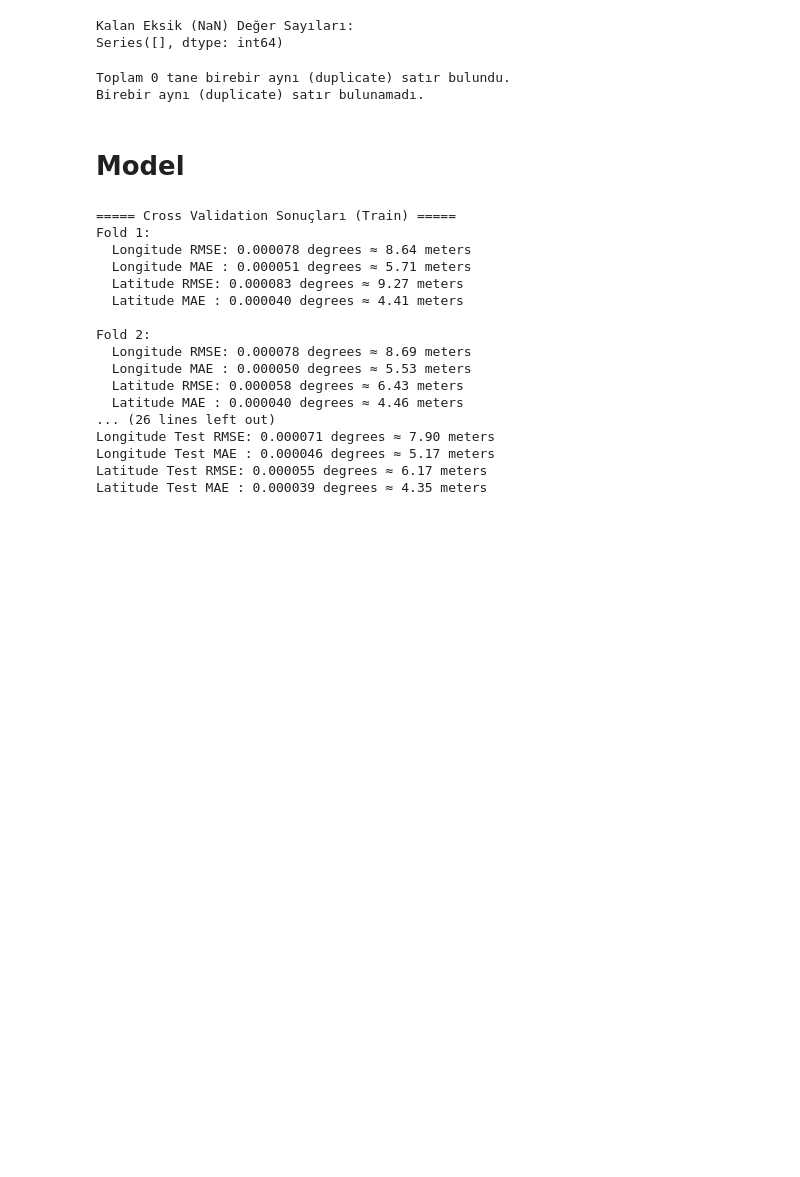
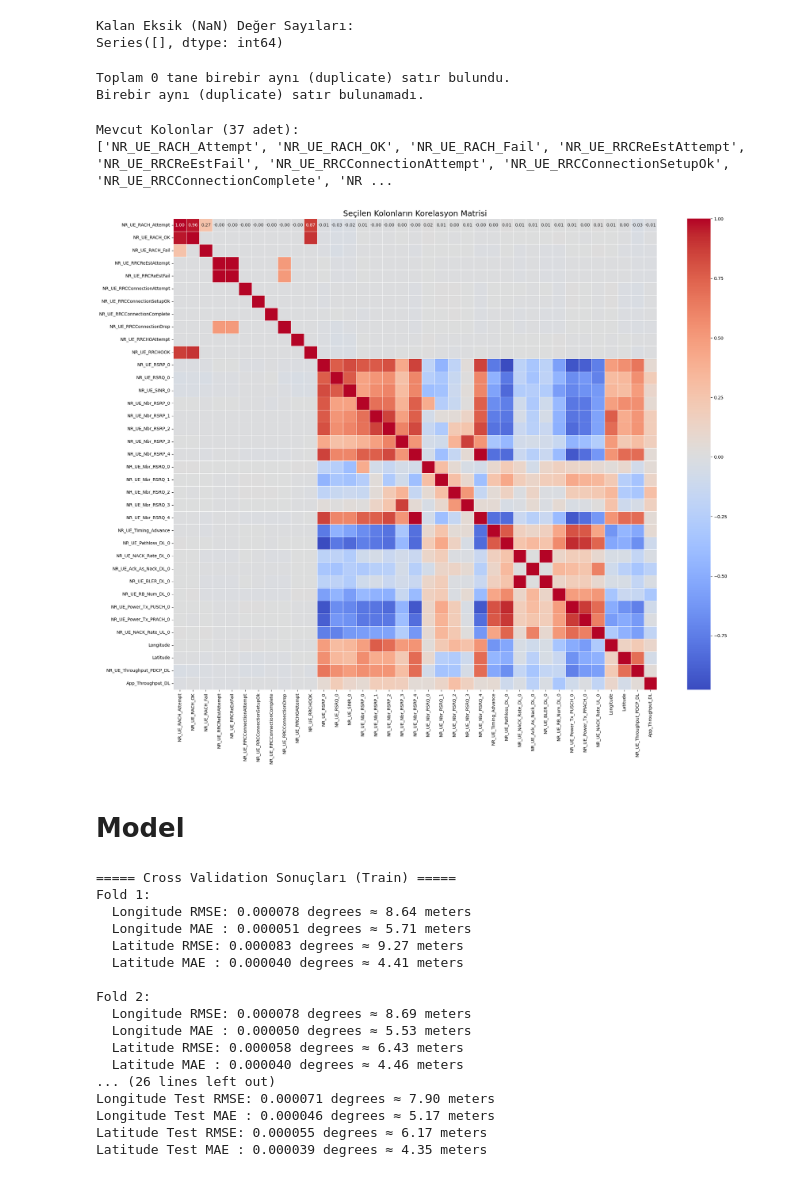
Before and after one commit to Teknofest-High5/5G-Positioning-Competition, a Jupyter notebook: Data/5G KONUMLANDIRMA YARISMA VERISI/5G Saha Ölçüm Verileri (GPS mevcut)/data.ipynb, the cells around one changed output. Drawn from its saved outputs; the diff is of its cells as text; code cells hidden in the pictures; blank space fills up the shorter version.

```diff
--- a/Data/5G KONUMLANDIRMA YARISMA VERISI/5G Saha Ölçüm Verileri (GPS mevcut)/data.ipynb
+++ b/Data/5G KONUMLANDIRMA YARISMA VERISI/5G Saha Ölçüm Verileri (GPS mevcut)/data.ipynb
@@ -145,6 +145,68 @@ else:
 # %% [output]
 Toplam 0 tane birebir aynı (duplicate) satır bulundu.
 Birebir aynı (duplicate) satır bulunamadı.
+# %%
+import pandas as pd
+import matplotlib.pyplot as plt
+import seaborn as sns
+import numpy as np
+
+# 1. CSV dosyasını oku
+df = pd.read_csv('5G_DL_DL_Filled.csv')
+
+# 2. Kolon listeleri
+forward_fill_cols = [
+    "NR_UE_PCI_0", "NR_UE_Nbr_PCI_0", "NR_UE_Nbr_PCI_1", "NR_UE_Nbr_PCI_2", "NR_UE_Nbr_PCI_3", "NR_UE_Nbr_PCI_4",
+    "NR_UE_MCS_DL_0", "NR_UE_RI_DL_0", "NR_UE_CCE_AggregationLev_0",
+    "NR_UE_RACH_Attempt", "NR_UE_RACH_OK", "NR_UE_RACH_Fail", "NR_UE_RACH_Procedure_Count",
+    "NR_UE_RRCReEstAttempt", "NR_UE_RRCReEstFail", "NR_UE_RRCReEst_EndResult",
+    "NR_UE_RRCConnectionAttempt", "NR_UE_RRCConnectionSetupOk", "NR_UE_RRCConnectionComplete",
+    "NR_UE_RRCConnectionDrop", "NR_UE_RRCHOAttempt", "NR_UE_RRCHOOK",
+    "NR_RRC_MsgType", "NAS_5GS_MM_MessageType", "NAS_5GS_SM_MessageType"
+]
+
+linear_cols = [
+    "NR_UE_RSRP_0", "NR_UE_RSRQ_0", "NR_UE_SINR_0",
+    "NR_UE_Nbr_RSRP_0", "NR_UE_Nbr_RSRP_1", "NR_UE_Nbr_RSRP_2", "NR_UE_Nbr_RSRP_3", "NR_UE_Nbr_RSRP_4",
+    "NR_UE_Nbr_RSRQ_0", "NR_UE_Nbr_RSRQ_1", "NR_UE_Nbr_RSRQ_2", "NR_UE_Nbr_RSRQ_3", "NR_UE_Nbr_RSRQ_4",
+    "NR_UE_Timing_Advance", "NR_UE_Pathloss_DL_0",
+    "NR_UE_NACK_Rate_DL_0", "NR_UE_Ack_As_Nack_DL_0", "NR_UE_BLER_DL_0",
+    "NR_UE_RB_Num_DL_0", "NR_UE_Modulation_Avg_DL_0",
+    "NR_UE_Power_Tx_PUSCH_0", "NR_UE_Power_Tx_PRACH_0",
+    "NR_UE_NACK_Rate_UL_0", "Longitude", "Latitude"
+]
+
+spline_cols = [
+    "NR_UE_Throughput_PDCP_DL", "App_Throughput_DL"
+]
+
+# 3. Hepsini birleştir
+all_cols = forward_fill_cols + linear_cols + spline_cols
+
+# 4. Gerçekten dosyada bulunan kolonları bul
+existing_cols = [col for col in all_cols if col in df.columns]
+
+print(f"Mevcut Kolonlar ({len(existing_cols)} adet):")
+print(existing_cols)
+
+# 5. Sadece mevcut ve sayısal kolonları seç
+df_selected = df[existing_cols].select_dtypes(include=[np.number])
+
+# 6. Korelasyon matrisini hesapla
+corr_matrix = df_selected.corr()
+
+# 7. Korelasyon ısı haritası çiz
+plt.figure(figsize=(22, 18))  # Büyük olsun daha net görünsün
+sns.heatmap(corr_matrix, cmap='coolwarm', annot=True, fmt=".2f", linewidths=0.5, cbar=True)
+plt.title('Seçilen Kolonların Korelasyon Matrisi', fontsize=18)
+plt.xticks(rotation=90)  # Etiketleri dikey yap
+plt.yticks(rotation=0)   # Etiketler yatay kalsın
+plt.tight_layout()
+plt.show()
+# %% [output]
+Mevcut Kolonlar (37 adet):
+['NR_UE_RACH_Attempt', 'NR_UE_RACH_OK', 'NR_UE_RACH_Fail', 'NR_UE_RRCReEstAttempt', 'NR_UE_RRCReEstFail', 'NR_UE_RRCConnectionAttempt', 'NR_UE_RRCConnectionSetupOk', 'NR_UE_RRCConnectionComplete', 'NR ...
+[figure, added]
 # %% [markdown]
 # Model
 # %%
```
Also changed, not shown: parts of 6 cells of this notebook, 6 other files.
